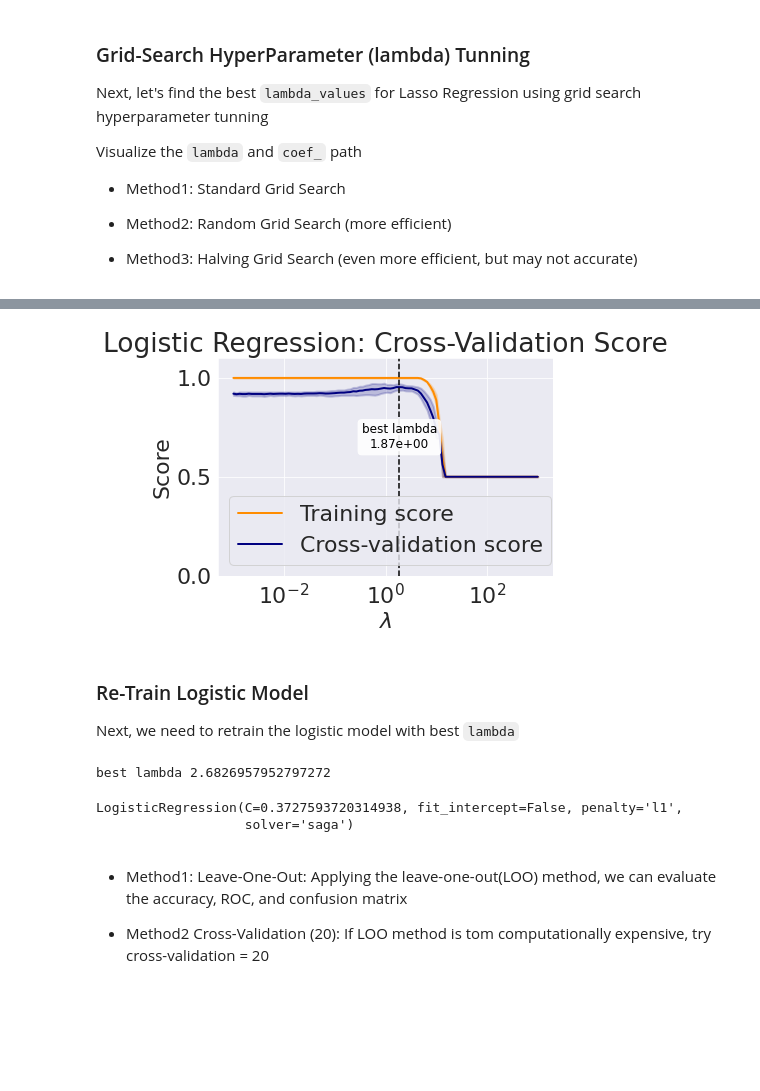
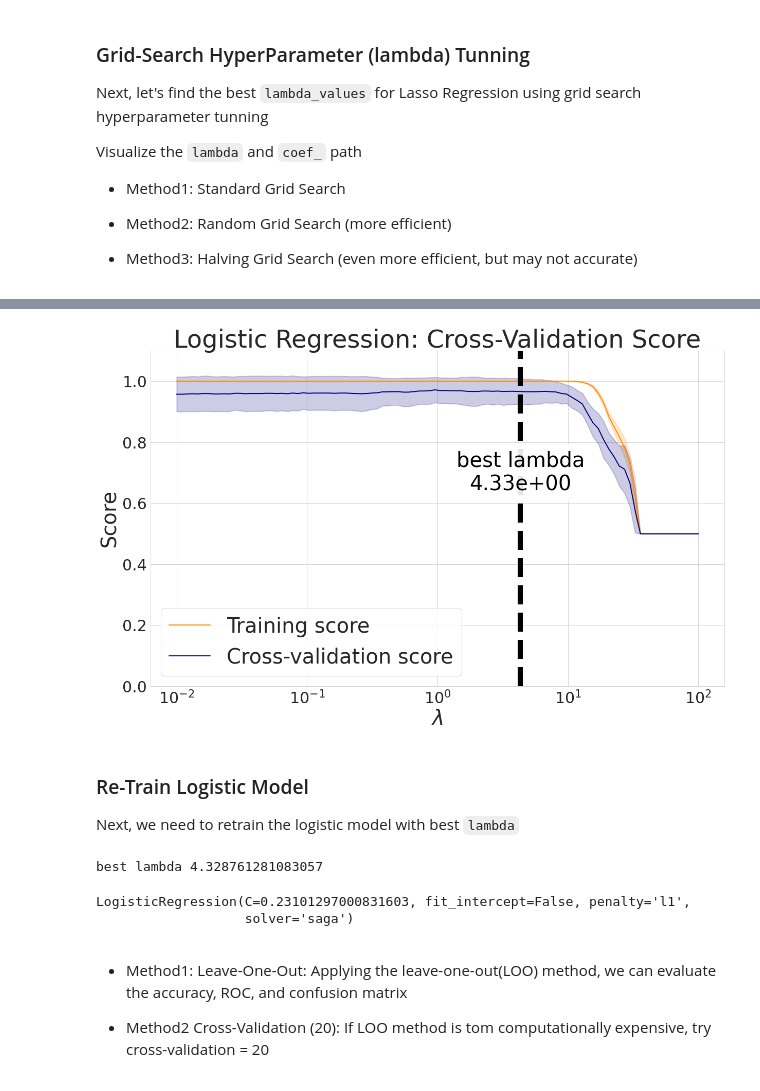
Before and after one commit to UWCCDL/RLvIBL, a Jupyter notebook: rsfmri/gambling_rfmri.ipynb, the cells around one changed output, grey strips where cells are left out. Cells and saved outputs as stored; diff of their text form; code cells hidden in the pictures; blank space fills up the shorter version.

```diff
--- a/rsfmri/gambling_rfmri.ipynb
+++ b/rsfmri/gambling_rfmri.ipynb
@@ -306,33 +207,0 @@ score_df = save_regularization_score(subj_censored[features], subj_censored[DV],
-# %%
-def plot_regularization_score(score_df, gs_best_lambda):
-    lambda_values = score_df['lambda_values']
-    train_scores_mean = score_df['train_scores_mean']
-    train_scores_std = score_df['train_scores_std']
-    test_scores_mean = score_df['test_scores_mean']
-    test_scores_std = score_df['test_scores_std']
-
-
-    fig, ax = plt.subplots()
-    plt.title("Logistic Regression: Cross-Validation Score")
-    plt.xlabel(r"$\lambda$")
-    plt.ylabel("Score")
-    plt.ylim(0.0, 1.1)
-    lw = 2
-
-    ax.semilogx(lambda_values, train_scores_mean, label="Training score",
-                 color="darkorange", lw=lw)
-    ax.fill_between(lambda_values, train_scores_mean - train_scores_std,
-                     train_scores_mean + train_scores_std, alpha=0.2,
-                     color="darkorange", lw=lw)
-    ax.semilogx(lambda_values, test_scores_mean, label="Cross-validation score",
-                 color="navy", lw=lw)
-    ax.fill_between(lambda_values, test_scores_mean - test_scores_std,
-                     test_scores_mean + test_scores_std, alpha=0.2,
-                     color="navy", lw=lw)
-    ax.axvline(gs_best_lambda, linestyle='--', color='k')
-    ax.text(x=gs_best_lambda, y=0.7, s='best lambda\n{:.2e}'.format(gs_best_lambda), color='k', fontsize=30,
-            #transform=ax.transAxes,
-            horizontalalignment='center', verticalalignment='center',
-            bbox=dict(boxstyle='round', facecolor='white', alpha=0.9))
-    plt.legend(loc="best")
-    plt.show()
@@ -424,22 +208,25 @@ Time Usage: (s) 100.20085120201111
-# %%
-#%%cache -r ipynb_cache.pkl score_df
-plt.rcParams.update({'font.size': 22})
-plot_regularization_score(score_df)
-# %% [output]
-[figure, removed]
+# %%
+if skip:
+    score_ = pd.read_csv('./bin/score_results.csv')
+else:
+    score_ = save_regularization_score(subj_censored[features], subj_censored[DV], bestC, num_cv=10)
+    score_.to_csv('./bin/score_results.csv', index=False)
+# %%
+plot_regularization_score(score_, 1.0/bestC)
+# %% [output]
+[figure, added]
 # %% [markdown]
 ### Re-Train Logistic Model
 
 Next, we need to retrain the logistic model with best `lambda`
 # %%
-best_C = grid_result.best_params_['C']
-print('best lambda', 1.0/best_C)
+print('best lambda', 1.0/bestC)
 
-best_lasso_model = LogisticRegression(penalty='l1', solver='saga', C=best_C, fit_intercept=False)
+best_lasso_model = LogisticRegression(penalty='l1', solver='saga', C=bestC, fit_intercept=False)
 best_lasso_model.fit(subj_censored[features], subj_censored[DV])
 # %% [output]
-best lambda 2.6826957952797272
+best lambda 4.328761281083057
-LogisticRegression(C=0.3727593720314938, fit_intercept=False, penalty='l1',
+LogisticRegression(C=0.23101297000831603, fit_intercept=False, penalty='l1',
                    solver='saga')
 # %% [markdown]
 -  Method1: Leave-One-Out: Applying the leave-one-out(LOO) method, we can evaluate the accuracy, ROC, and confusion matrix
```
Also changed, not shown: parts of 58 cells of this notebook, 4 other files.
